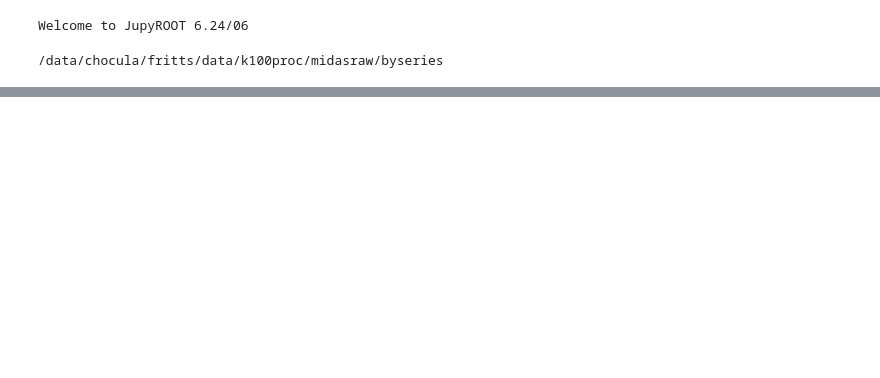
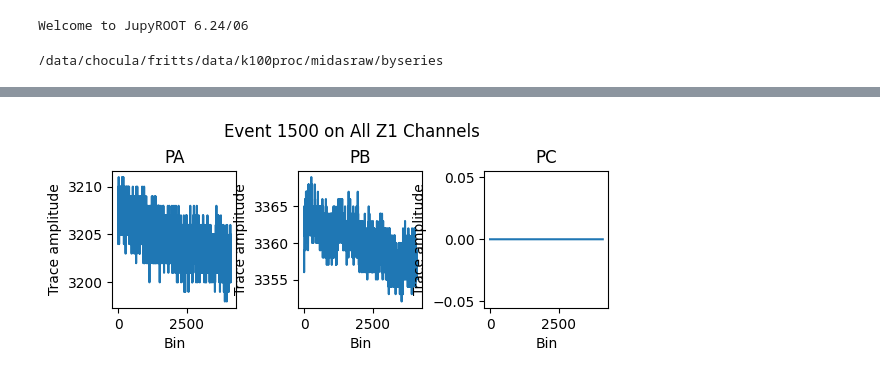
Before and after one commit to villano-lab/R76Analysis, a Jupyter notebook: example_scripts/UMN_event_plot_code.ipynb, the cells around one changed output, grey strips where cells are left out. Drawn from its saved outputs; the diff is of its cells as text; code cells hidden in the pictures; blank space fills up the shorter version.

```diff
--- a/example_scripts/UMN_event_plot_code.ipynb
+++ b/example_scripts/UMN_event_plot_code.ipynb
@@ -25,7 +25,9 @@ gpfdir = "/gpfs/slac/staas/fs1/g/supercdms/tf/umn/raw/"
 #procdir = "/gpfs/slac/staas/fs1/g/supercdms/tf/umn/rq/"
 frittsdir = "/data/chocula/fritts/data/k100proc/midas"
 
+#72208301829
 series='07181007_1415'
+series='07220830_1829'
 procseries='07191122_0915/'
 # %%
 print(frittsdir+"raw/"+"byseries")
@@ -47,18 +121,20 @@ AttributeError: 'NoneType' object has no attribute 'keys'
 # %%
 channels=['PA','PB','PC']
 
 fig = plt.figure()
 fig.subplots_adjust(hspace=0.7, wspace=0.5)
 
 for j,channel in enumerate(channels):
     plt.subplot(2,3,j+1)
-    plt.plot(events['Z1'][channel][1500]) # index 0 corresponds to first event
+    plt.plot(events['Z1'][channel][72208301829, 620687]) # index 0 corresponds to first event
     plt.title(channel)
     plt.xlabel('Bin')
     plt.ylabel('Trace amplitude')
 
 plt.suptitle('Event 1500 on All Z1 Channels')
 plt.show()
+# %% [output]
+[figure, added]
 # %%
 channels2=['PB','PC','PD']
 
```
Also changed, not shown: parts of 9 cells of this notebook.
